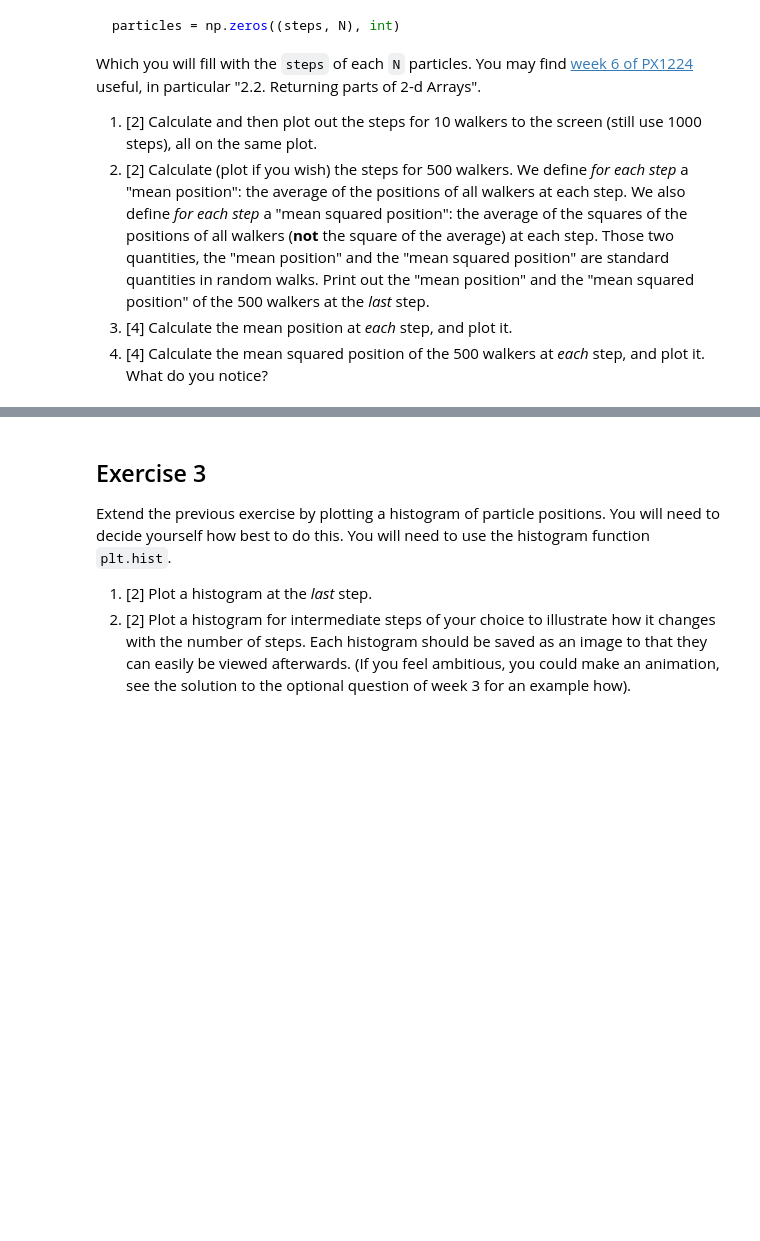
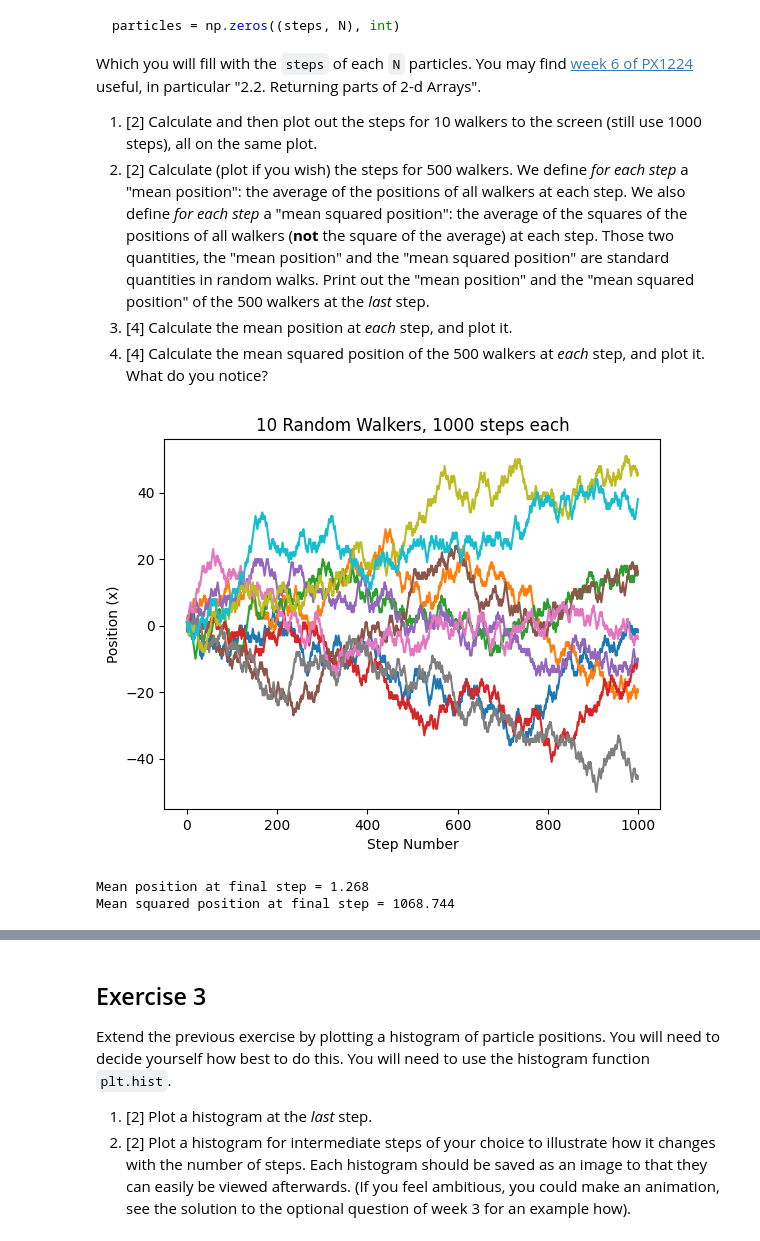
Before and after one commit to PX2145-2025/week-7-b-omarnemary2005-commits, a Jupyter notebook: Random_walk.ipynb, the cells around one changed output, grey strips where cells are left out. Saved outputs shown, nothing was run; the diff lists cells and outputs as text; code cells hidden in the pictures; blank space fills up the shorter version.

```diff
--- a/Random_walk.ipynb
+++ b/Random_walk.ipynb
@@ -76,3 +109,52 @@ Which you will fill with the `steps` of each `N` particles. You may find [week 6
  3. [4] Calculate the mean position at _each_ step, and plot it.
  4. [4] Calculate the mean squared position of the 500 walkers at _each_ step, and
 plot it. What do you notice?
+# %%
+# part 1
+ #number of steps
+steps = 1000
+N = 10  # number of walkers
+
+particles = np.zeros((steps, N), int)
+
+# Fill array with random walks
+for w in range(N):
+    steps_array = np.random.choice([-1, 1], size=steps)
+    particles[:, w] = np.cumsum(steps_array)
+
+# Plot all 10 walks
+plt.figure()
+for w in range(N):
+    plt.plot(particles[:, w])
+plt.xlabel("Step Number")
+plt.ylabel("Position (x)")
+plt.title("10 Random Walkers, 1000 steps each")
+plt.show()
+# %% [output]
+[figure, added]
+# %%
+# part 2
+
+steps = 1000
+N = 500   # number of walkers
+
+# Create array to store all walkers
+particles = np.zeros((steps, N), int)
+
+# Generate each walker using the same method as before
+for w in range(N):
+    steps_array = np.random.choice([-1, 1], size=steps)
+    particles[:, w] = np.cumsum(steps_array)
+
+# Calculate the mean position ⟨x⟩ at each step
+mean_position = np.mean(particles, axis=1)
+
+# Calculate the mean squared position ⟨x²⟩ at each step
+mean_squared_position = np.mean(particles**2, axis=1)
+
+# Print final values at the last step (step 1000)
+print("Mean position at final step =", mean_position[-1])
+print("Mean squared position at final step =", mean_squared_position[-1])
+# %% [output]
+Mean position at final step = 1.268
+Mean squared position at final step = 1068.744
```
Also changed, not shown: parts of 2 cells of this notebook.
